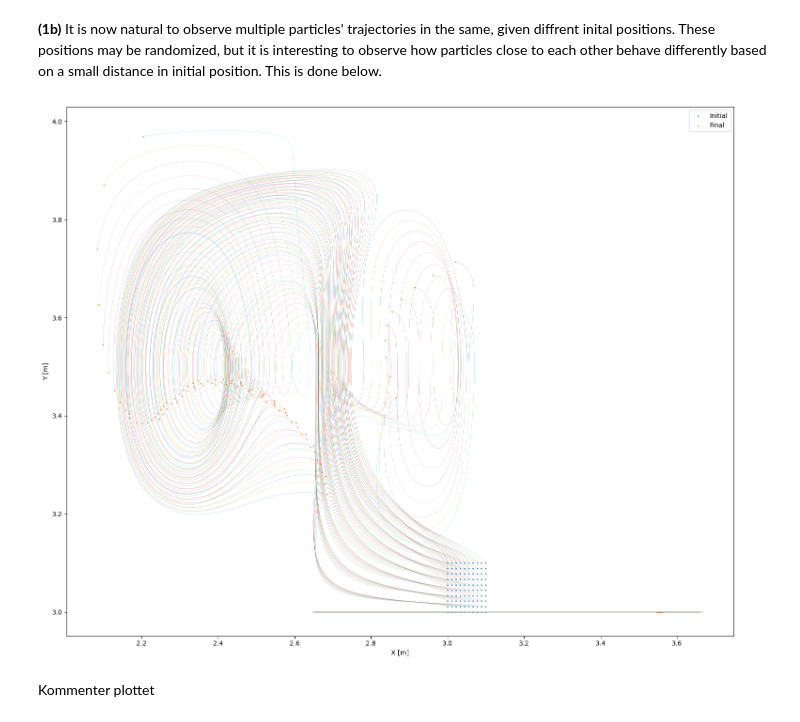
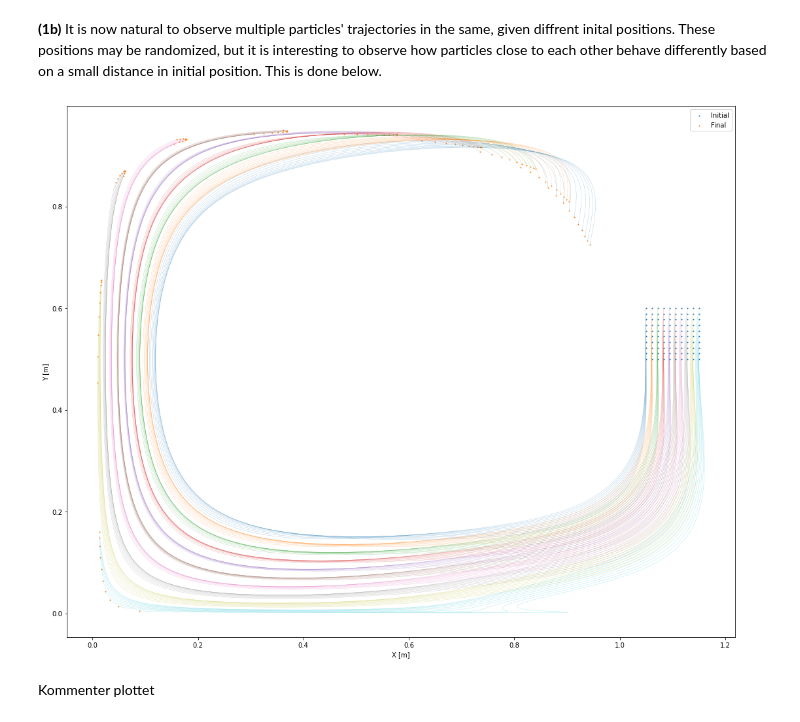
Before and after one commit to petmil123/vitberkrigerene, a Jupyter notebook: tekfysprosjekt/innlevering.ipynb, the cells around one changed output. Cells and saved outputs as stored; diff of their text form; code cells hidden in the pictures.

Commit message:
Retta opp 1b plott

```diff
--- a/tekfysprosjekt/innlevering.ipynb
+++ b/tekfysprosjekt/innlevering.ipynb
@@ -139,29 +139,30 @@ It can also be noted that the larger time interval $h = 1$ s exhibit similar tra
 # %%
 h = 0.01
 Np = 100
 rows, columns = int(np.sqrt(Np)), int(np.sqrt(Np))
 
-gridarr = np.linspace(3, 3.1, rows)
-X, Y = np.meshgrid(gridarr, gridarr)
+xArr = np.linspace(1.05, 1.15, rows)
+yArr = np.linspace(0.5, 0.6, rows)
+X, Y = np.meshgrid(xArr, yArr)
 
 initPositions = np.vstack([X.flatten(), Y.flatten()])
 
 B = Heun(h, 10, initPositions, ODE)
 
 fig = plt.figure(figsize=(15,12))
 ax= plt.axes()
 
 ax.scatter(initPositions[0,:], initPositions[1,:], s=1, label='Initial')
 for i in range(Np):
     ax.plot(B[0,i,:],B[1,i,:], lw=0.3, alpha=0.5)
 ax.scatter(B[0,:,-1], B[1,:,-1], s=1, label='Final')
 
 ax.set_xlabel('X [m]')
 ax.set_ylabel('Y [m]')
 ax.legend()
 plt.tight_layout()
 # %% [output]
-[figure, old version]
+[figure, new version]
 # %% [markdown]
 Kommenter plottet
 # %% [markdown]
```
Also changed, not shown: parts of 1 cell of this notebook.
